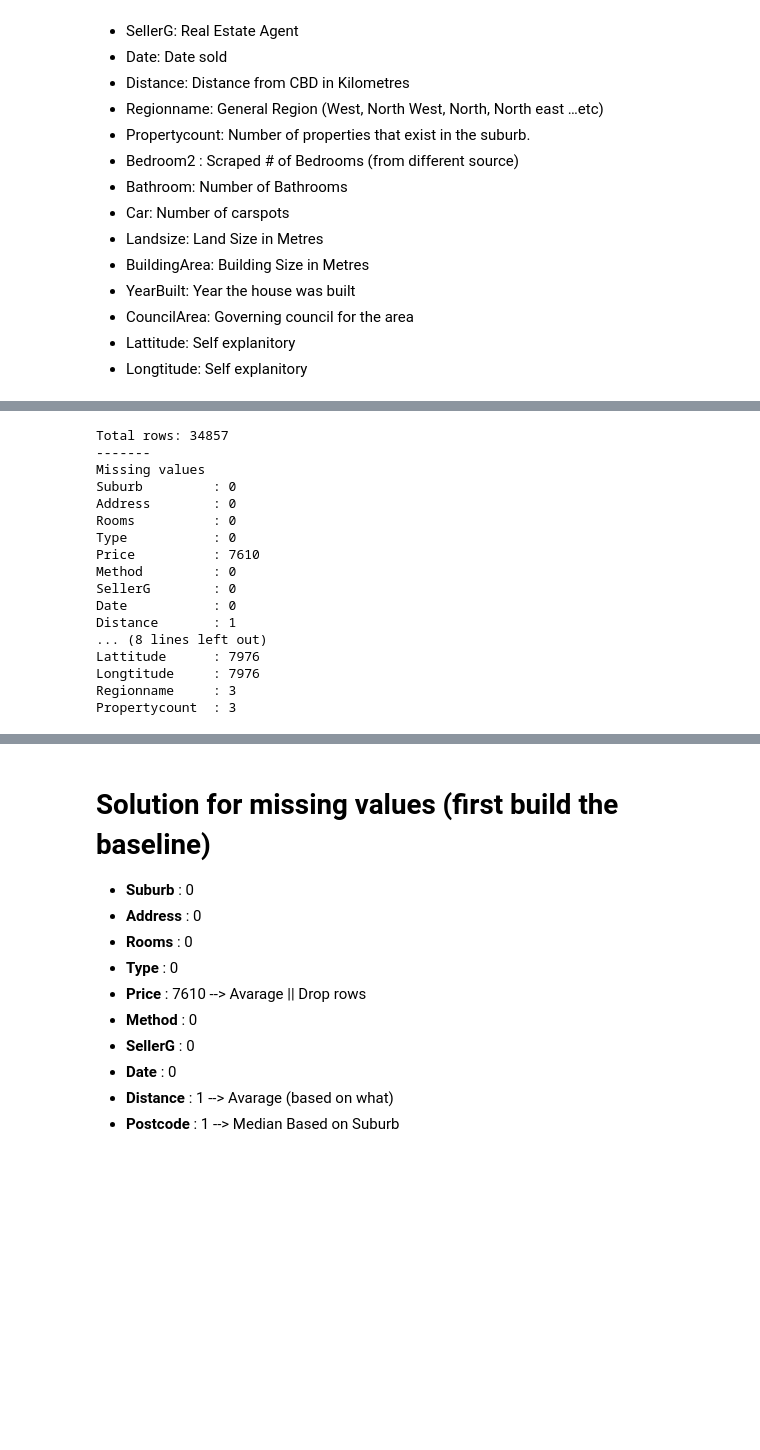
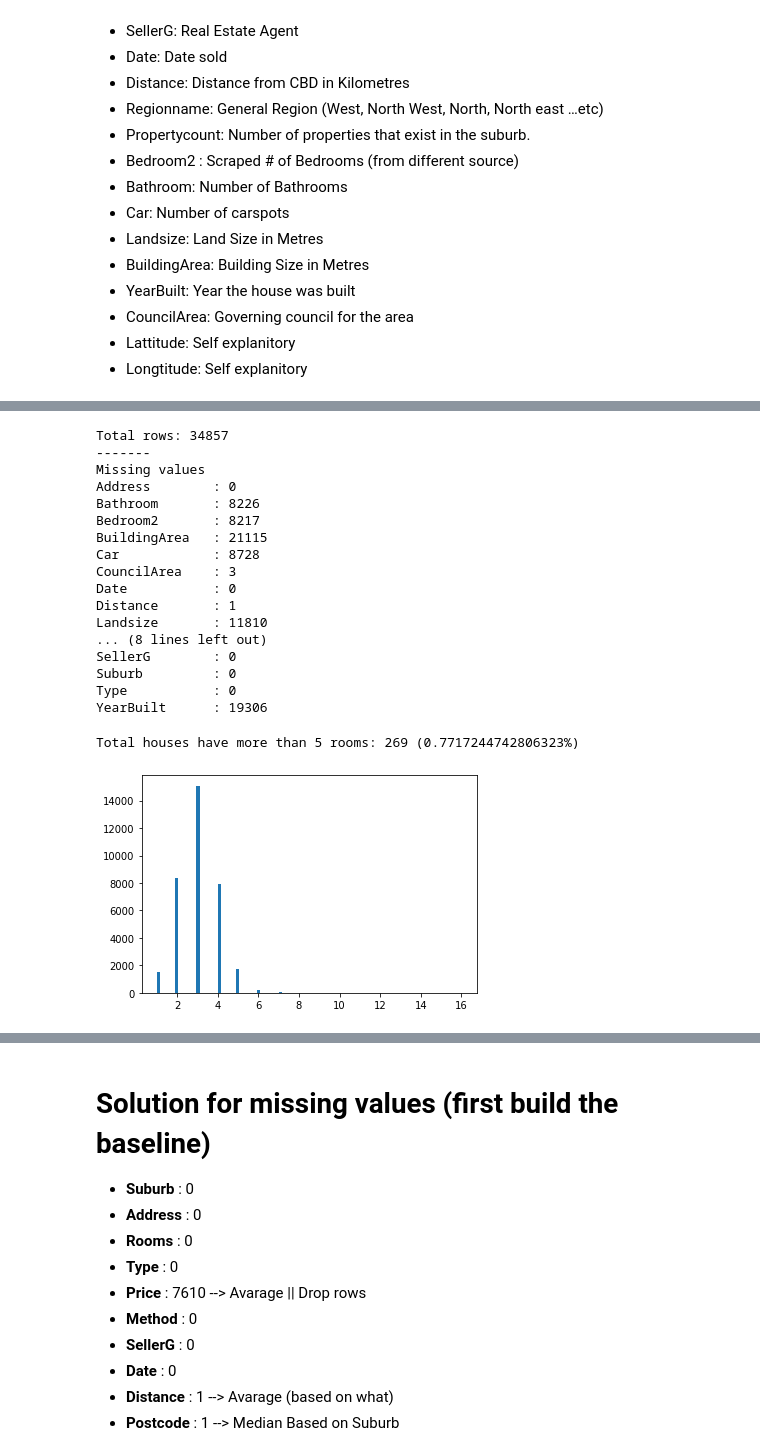
Before and after one commit to tailtq/ml-learning, a Jupyter notebook: ml-08/03_melbourne_housing_market.ipynb, the cells around one changed output, grey strips where cells are left out. Cells and saved outputs as stored; diff of their text form; code cells hidden in the pictures; blank space fills up the shorter version.

```diff
--- a/ml-08/03_melbourne_housing_market.ipynb
+++ b/ml-08/03_melbourne_housing_market.ipynb
@@ -98,23 +98,33 @@ print("Missing values")
 def find_missing_values(df, column):
     print(f"{column.ljust(15, ' ')}: {df[column].isnull().sum()}")
 
-for column in list(df.columns):
+for column in sorted(list(df.columns)):
     find_missing_values(df, column)
 # %% [output]
 Total rows: 34857
 -------
 Missing values
-Suburb         : 0
 Address        : 0
-Rooms          : 0
-Type           : 0
-Price          : 7610
-Method         : 0
-SellerG        : 0
+Bathroom       : 8226
+Bedroom2       : 8217
+BuildingArea   : 21115
+Car            : 8728
+CouncilArea    : 3
 Date           : 0
 Distance       : 1
+Landsize       : 11810
 ... (8 lines left out)
-Lattitude      : 7976
-Longtitude     : 7976
-Regionname     : 3
-Propertycount  : 3
+SellerG        : 0
+Suburb         : 0
+Type           : 0
+YearBuilt      : 19306
+# %%
+plt.hist(df["Rooms"], 100);
+
+# There are a few houses having rooms greater than 5, which is likely contribute to the noise
+room_limit = 5
+total_house_above_limit = (df["Rooms"] > room_limit).sum()
+print(f"Total houses have more than {room_limit} rooms: {total_house_above_limit} ({total_house_above_limit / len(df) * 100}%)")
+# %% [output]
+Total houses have more than 5 rooms: 269 (0.7717244742806323%)
+[figure, added]
```
Also changed, not shown: parts of 22 cells of this notebook.
